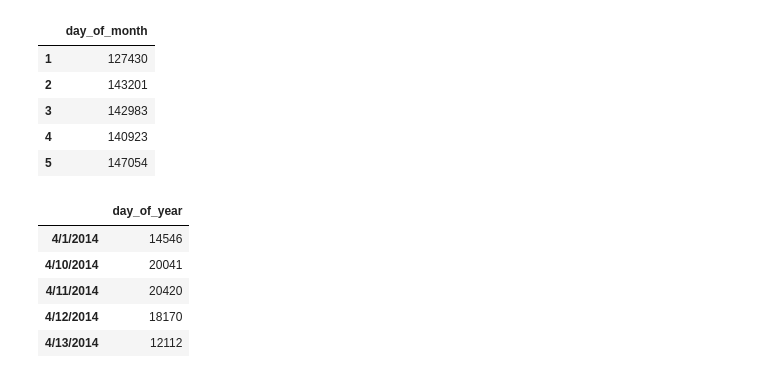
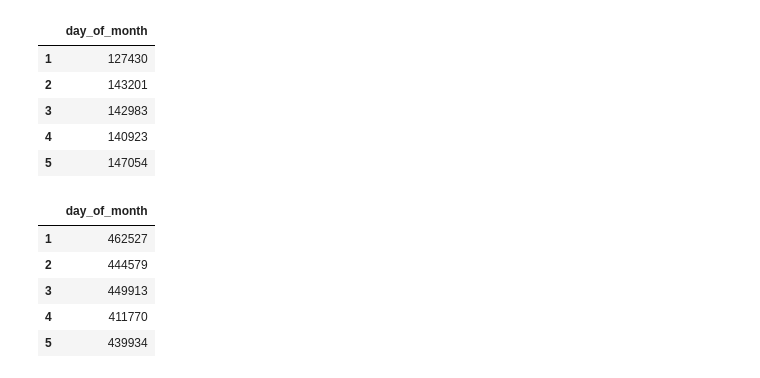
Before and after one commit to rahuang/UberDataScienceProject, a Jupyter notebook: Uber Location By Time.ipynb, the cells around one changed output. Saved outputs shown, nothing was run; the diff lists cells and outputs as text; code cells hidden in the pictures.

```diff
--- a/Uber Location By Time.ipynb
+++ b/Uber Location By Time.ipynb
@@ -96,0 +85,5 @@ Name: day_of_year, dtype: int64
+# %%
+uber_15["month"] = uber_15["Pickup_date"].apply(lambda x: int(x[5:7]))
+uber_15["day_of_month"] = uber_15["Pickup_date"].apply(lambda x: int(x[8:10]))
+uber_15["day_of_year"] = uber_15["Pickup_date"].apply(lambda x: x.split(" ")[0])
+uber_15.head()
@@ -105,12 +133,18 @@ def zeller(y, m, q):
     J = y // 100
     return (q + math.floor((13 * (m + 1))/5) + K + math.floor(K/4) + math.floor(J/4) - 2 * J) % 7
 
-def getDayofWeek(dateString):
+def getDayofWeek(dateString, year):
     date = dateString.split(" ")[0]
-    dateParse = date.split("/")
-    m = int(dateParse[0])
-    q = int(dateParse[1])
-    y = int(dateParse[2])
     daysOfWeek = ["Sat", "Sun", "Mon", "Tue", "Wed", "Thu", "Fri"]
+    if(year == 2014):
+        dateParse = date.split("/")
+        m = int(dateParse[0])
+        q = int(dateParse[1])
+        y = int(dateParse[2])
+    else:
+        dateParse = date.split("-")
+        m = int(dateParse[1])
+        q = int(dateParse[2])
+        y = int(dateParse[0])
     z = zeller(y, m, q)
     return daysOfWeek[z]
@@ -137,0 +176,3 @@ Name: day_of_week, dtype: int64
+# %%
+uber_15["day_of_week"] = uber_15["Pickup_date"].apply(lambda x: getDayofWeek(x, 2015))
+uber_15.head()
@@ -174,0 +238,3 @@ Name: hour_of_day, dtype: int64
+# %%
+uber_15["hour_of_day"] = uber_15["Pickup_date"].apply(lambda x: getHour(x))
+uber_15.head()
@@ -191,11 +286,11 @@ day_of_month.to_excel(writer, index=True, sheet_name="Day of Month")
 # %%
-day_of_year = uber_14["day_of_year"].value_counts().sort_index().to_frame()
-day_of_year.head()
+day_of_month15 = uber_15["day_of_month"].value_counts().sort_index().to_frame()
+day_of_month15.head()
 # %% [output]
-|  | day_of_year |
-| 4/1/2014 | 14546 |
-| 4/10/2014 | 20041 |
-| 4/11/2014 | 20420 |
-| 4/12/2014 | 18170 |
-| 4/13/2014 | 12112 |
+|  | day_of_month |
+| 1 | 462527 |
+| 2 | 444579 |
+| 3 | 449913 |
+| 4 | 411770 |
+| 5 | 439934 |
 # %%
```
Also changed, not shown: parts of 71 cells of this notebook, 16 other files.
